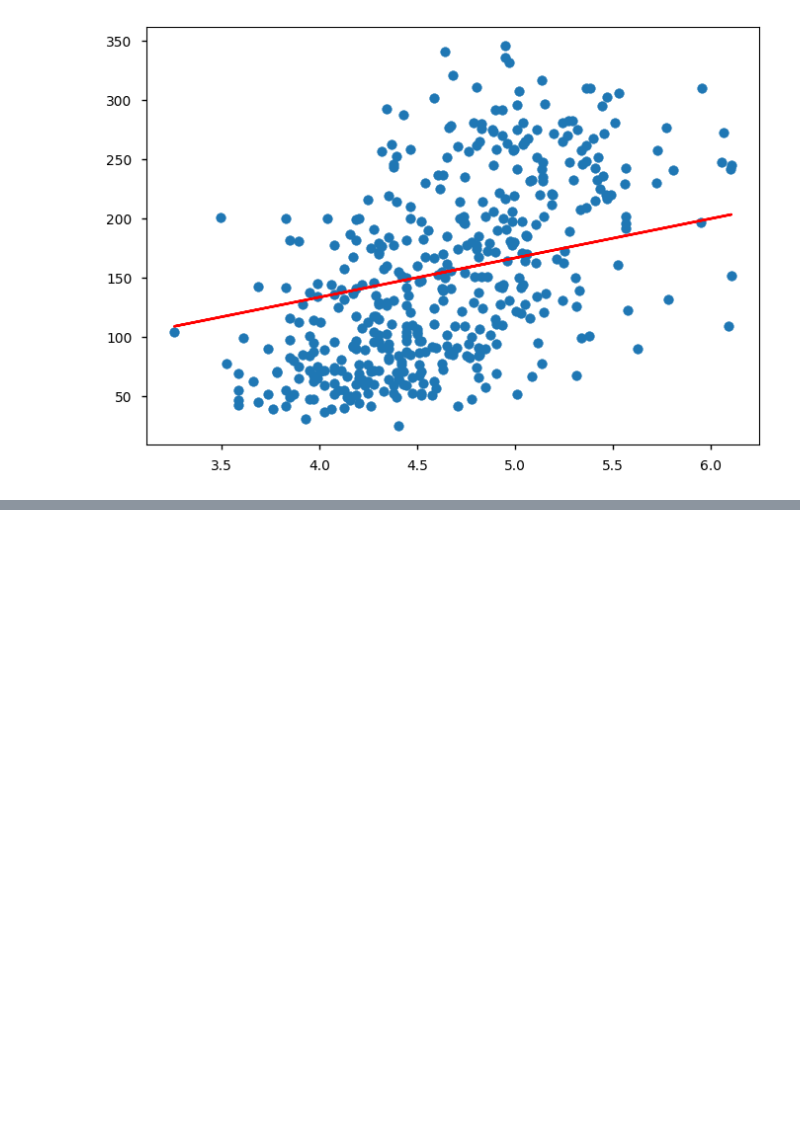
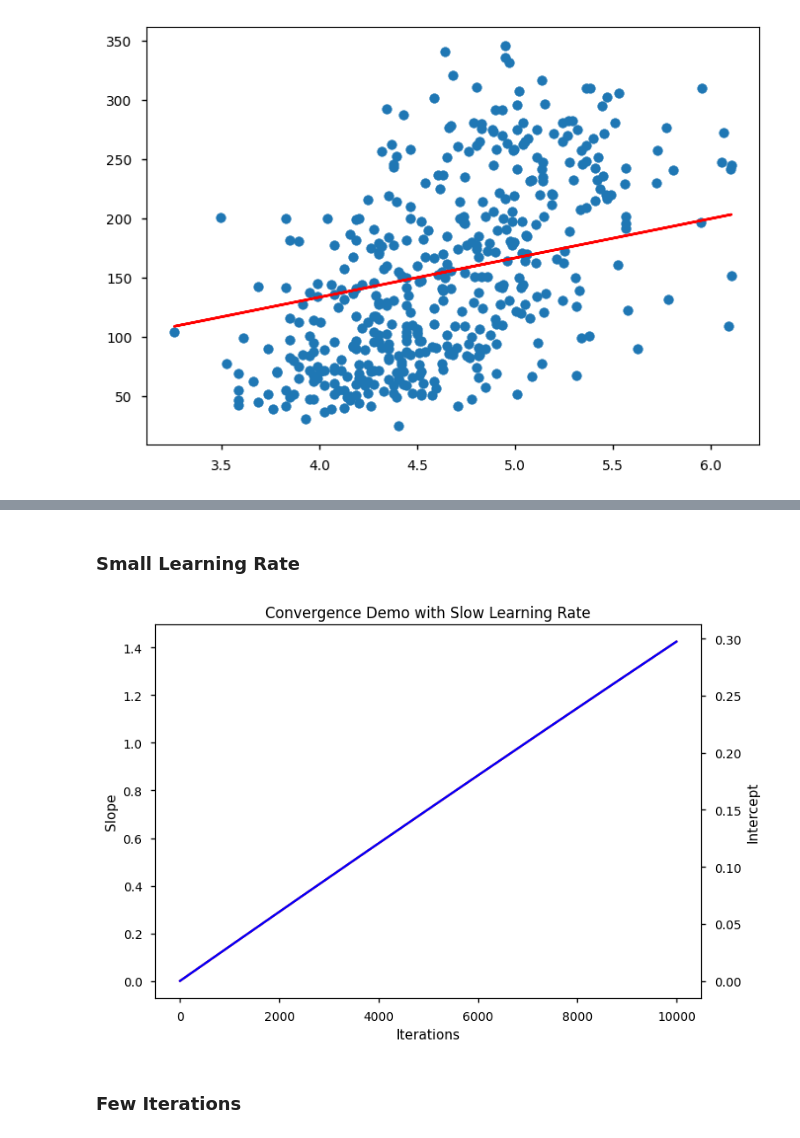
Before and after one commit to punitarani/MAT-494, a Jupyter notebook: 2.4 Maximum Likelihood Estimation.ipynb, the cells around one changed output, grey strips where cells are left out. Drawn from its saved outputs; the diff is of its cells as text; code cells hidden in the pictures; blank space fills up the shorter version.

```diff
--- a/2.4 Maximum Likelihood Estimation.ipynb
+++ b/2.4 Maximum Likelihood Estimation.ipynb
@@ -219,0 +282,33 @@ plt.show()
+# %% [markdown]
+### Small Learning Rate
+# %%
+num_iters = 10000
+learn_rate = 0.0000001
+
+s5_slopes = [0]
+s5_intercepts = [0]
+
+for i in range(num_iters):
+    [new_m, new_b] = gd_step(dbdf["s5"], db_target, s5_slopes[-1], s5_intercepts[-1], learn_rate)
+
+    s5_slopes.append(new_m)
+    s5_intercepts.append(new_b)
+# %%
+s5_conv_fig, s5_conv_ax = plt.subplots()
+
+s5_cb = s5_conv_ax.twinx()
+
+s5_conv_ax.plot(range(num_iters+1), s5_slopes, 'r', label="Slope")
+s5_cb.plot(range(num_iters+1), s5_intercepts, 'b', label="Intercept")
+
+s5_conv_ax.set_xlabel("Iterations")
+s5_conv_ax.set_ylabel("Slope")
+s5_cb.set_ylabel("Intercept")
+
+s5_conv_ax.set_title("Convergence Demo with Slow Learning Rate")
+
+plt.show()
+# %% [output]
+[figure, added]
+# %% [markdown]
+### Few Iterations
```
Also changed, not shown: parts of 11 cells of this notebook.
